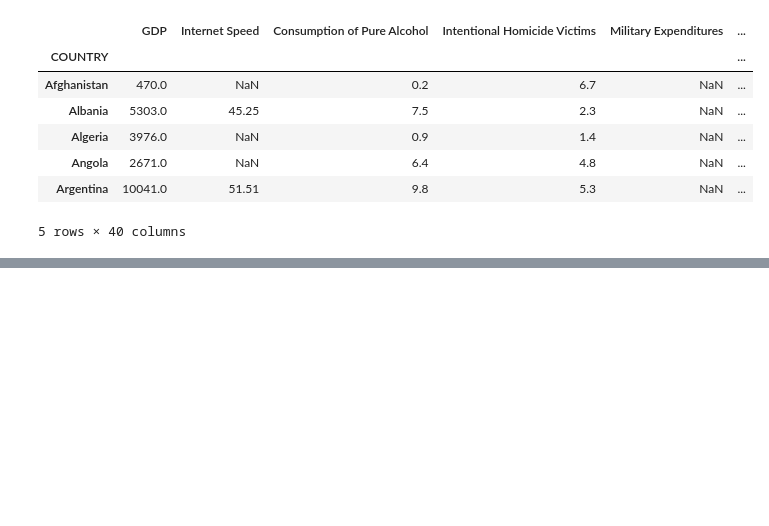
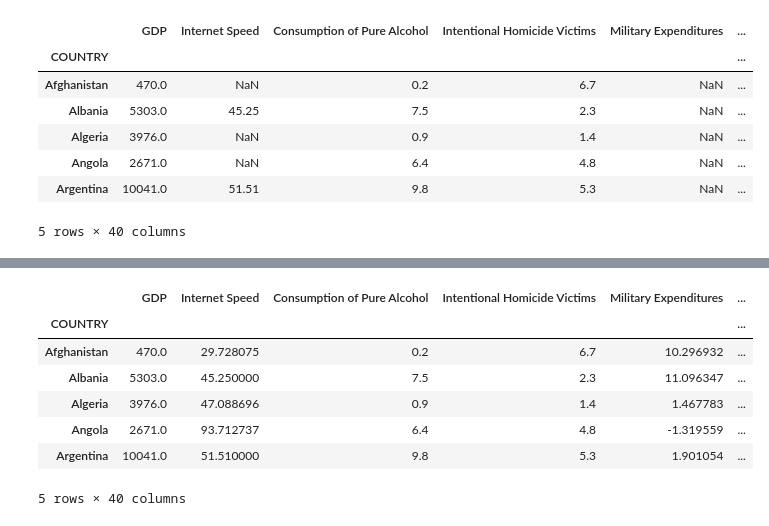
Before and after one commit to XinyuR1/IFT-3700-Devoir-2, a Jupyter notebook: Devoir 2.1 - Collecte des données.ipynb, the cells around one changed output, grey strips where cells are left out. Saved outputs shown, nothing was run; the diff lists cells and outputs as text; code cells hidden in the pictures; blank space fills up the shorter version.

```diff
--- a/Devoir 2.1 - Collecte des données.ipynb
+++ b/Devoir 2.1 - Collecte des données.ipynb
@@ -335,0 +449,10 @@ data.head()
+# %%
+# We must first detect if the column contains any empty cells
+# Feature: pandas array (dataframe)
+def is_nan(data, feature_number):
+    feature = data.iloc[:, feature_number]
+    # For every country
+    for i in range(feature.shape[0]):
+        if pd.isnull(feature[i]):
+            return True
+    return False
@@ -335,0 +506,18 @@ data.head()
+# %%
+# Second Linear Regression (Imputation)
+dataB = dataB_firstreg.copy()
+for j in range(dataB.shape[1]):
+    if is_nan(data, j):
+        predicted_values = impute_linear_reg(dataB_firstreg, j)
+        replace_data(dataB_firstreg, dataB, j, predicted_values)
+
+dataB.head()
+# %% [output]
+|  | GDP | Internet Speed | Consumption of Pure Alcohol | Intentional Homicide Victims | Military Expenditures | ... |
+| COUNTRY |  |  |  |  |  | ... |
+| Afghanistan | 470.0 | 29.728075 | 0.2 | 6.7 | 10.296932 | ... |
+| Albania | 5303.0 | 45.250000 | 7.5 | 2.3 | 11.096347 | ... |
+| Algeria | 3976.0 | 47.088696 | 0.9 | 1.4 | 1.467783 | ... |
+| Angola | 2671.0 | 93.712737 | 6.4 | 4.8 | -1.319559 | ... |
+| Argentina | 10041.0 | 51.510000 | 9.8 | 5.3 | 1.901054 | ... |
+5 rows × 40 columns
```
Also changed, not shown: parts of 25 cells of this notebook, 3 other files.
